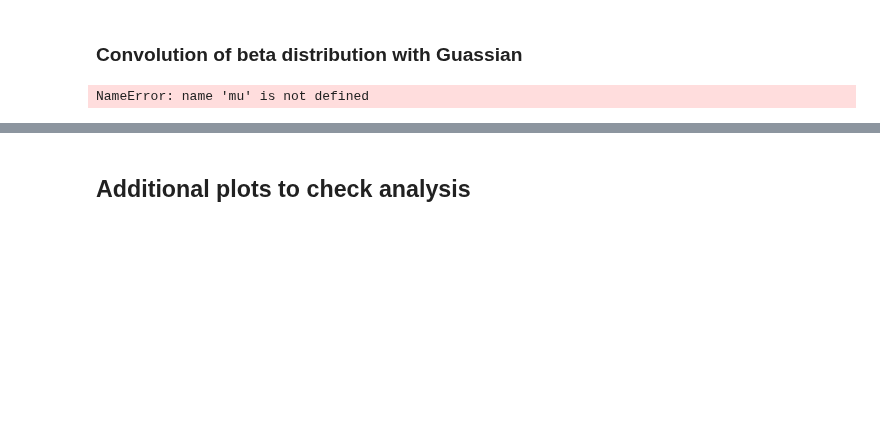
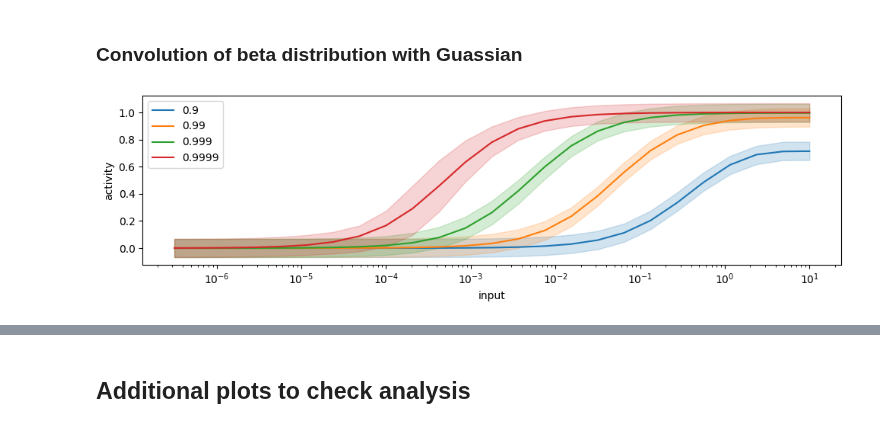
Before and after one commit to sahelazizpour/Finite-Observation-Dynamic-Range, a Jupyter notebook: 0_update/4-1_test_analysis_simulation.ipynb, the cells around one changed output, grey strips where cells are left out. Drawn from its saved outputs; the diff is of its cells as text; code cells hidden in the pictures; blank space fills up the shorter version.

```diff
--- a/0_update/4-1_test_analysis_simulation.ipynb
+++ b/0_update/4-1_test_analysis_simulation.ipynb
@@ -109,56 +102,63 @@ plt.show()
 # %% [markdown]
 ### Convolution of beta distribution with Guassian
 # %%
-N = sim_approx.params['N']
+N = beta_approx.params['N']
 delta = 1/N
-support = np.arange(0, 1+4*sigma, delta)
+support = np.arange(0, 1+4*params['sigma'], delta)
 support = np.concatenate((-support[::-1], support[1:]))
 
-# TODO: include loc and scale into params
-loc = -0.0001
-scale = 1.0002
+loc = beta_approx.params["loc"]
+scale = beta_approx.params["scale"]
 
 def ml_pmf(window, lam, h, verbose=False):
-    a,b = sim_approx(lam, window, h)
+    a,b = beta_approx(lam, window, h)
     # pmf as difference of cdf to ensure that the pmf is normalized
     pmf_beta = np.diff(stats.beta.cdf(support, a, b, loc=loc, scale=scale))
     # convolution with a Gaussian distribution at every point of the support
-    pmf_norm = stats.norm.pdf(support, 0, sigma)*delta
+    pmf_norm = stats.norm.pdf(support, 0, params['sigma'])*delta
     return np.convolve(pmf_beta, pmf_norm, mode="same")
+# %%
+# replot previous plot with convolution
+fig, axes = plt.subplots(1, 1, figsize=(10, 3))
+hs = 10**np.linspace(-6.5, 1, 25)
+for i, lam in enumerate(list_lambda):
+    # theory
+    ref = axes.plot(hs, mean_field_activity(lam, params['mu'], hs), label='{}'.format(lam))
+    percentile_25 = np.zeros_like(hs)
+    percentile_50 = np.zeros_like(hs)
+    percentile_75 = np.zeros_like(hs)
+    for (i,h) in tqdm(enumerate(hs), total=len(hs)):
+        pmf = ml_pmf(params['window'], lam, h)
+        percentile_25[i] = support[np.searchsorted(np.cumsum(pmf), 0.25)]
+        percentile_50[i] = support[np.searchsorted(np.cumsum(pmf), 0.5)]
+        percentile_75[i] = support[np.searchsorted(np.cumsum(pmf), 0.75)]
+    axes.fill_between(hs, percentile_25, percentile_75, color=ref[0].get_color(), alpha=0.2)
+#axes.set_yscale("log")
+axes.set_xscale("log")
+axes.set_xlabel("input")
+axes.set_ylabel("activity")
+axes.legend()
+plt.tight_layout()
+plt.show()
+# %% [output]
+[figure, added]
 # %%
-#create pandas dataframe
-df = pd.DataFrame(columns=['lambda', 'number_discriminable', 'dynamic_range'])
+h_range = beta_approx.input_range[beta_approx.input_names.index("h")]
 
-# specify h_range (need to exclude the zero here because of logh fit)
-# TODO: make this part of the params from the function approximation!
-h_range = [10**-6.5, 10]
+# define function for dask
+def analyse(lam):
+    def pmf_o_given_h(h):
+        return ml_pmf(params['window'], lam, h)
 
-for i, lam in tqdm(enumerate(lams_data), total=len(lams_data)):
-    # distribution is given by Beta-distribution specified by a and b
-    def pmf_o_given_h(h):
-        return ml_pmf(window, lam, h)
-
-    pmf_ref_left = stats.norm.pdf(support, a_inf(lam, params['mu'], 0), sigma) * delta
-    pmf_ref_right = stats.norm.pdf(support, a_inf(lam, params['mu'], 1e3), sigma) * delta
+    pmf_ref_left = stats.norm.pdf(support, mean_field_activity(lam, params['mu'], 0), params['sigma']) * delta
+    pmf_ref_right = stats.norm.pdf(support, mean_field_activity(lam, params['mu'], 1e3), params['sigma']) * delta
     hs_left = find_discriminable_inputs(
-        pmf_o_given_h, h_range, [pmf_ref_left, pmf_ref_right], epsilon
+        pmf_o_given_h, h_range, [pmf_ref_left, pmf_ref_right], params['epsilon']
     )
     hs_right = find_discriminable_inputs(
-        pmf_o_given_h, h_range, [pmf_ref_left, pmf_ref_right], epsilon, start="right"
+        pmf_o_given_h, h_range, [pmf_ref_left, pmf_ref_right], params['epsilon'], start="right"
     )
     if len(hs_left) > 0 and len(hs_right) > 0:
-        df.loc[i] = {
-            "lambda": lam,
-            "number_discriminable": 0.5 * (len(hs_left) + len(hs_right)),
-            "dynamic_range": dynamic_range((hs_left[0], hs_right[0])),
-        }
-        # drs[i] = dynamic_range((hs_left[0], hs_right[0]))
-        # nds[i] = 0.5 * (len(hs_left) + len(hs_right))
+        return lam, 0.5 * (len(hs_left) + len(hs_right)), dynamic_range((hs_left[0], hs_right[0]))
     else:
-        df.loc[i] = {
-            "lambda": lam,
-            "number_discriminable": np.nan,
-            "dynamic_range": np.nan,
-        }
+        return lam, np.nan, np.nan
-# %% [output]
-NameError: name 'mu' is not defined
```
Also changed, not shown: parts of 18 cells of this notebook, 8 other files.
